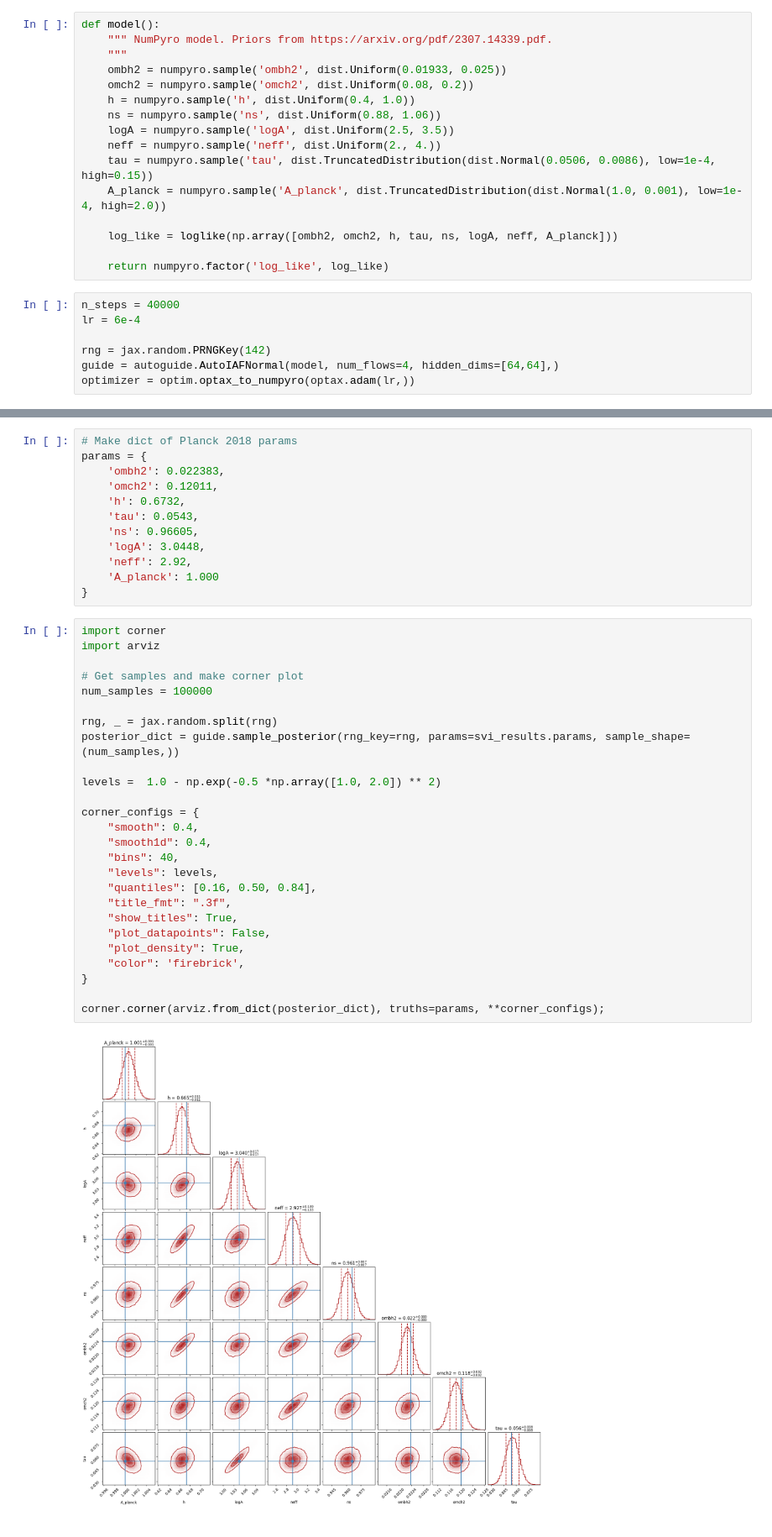
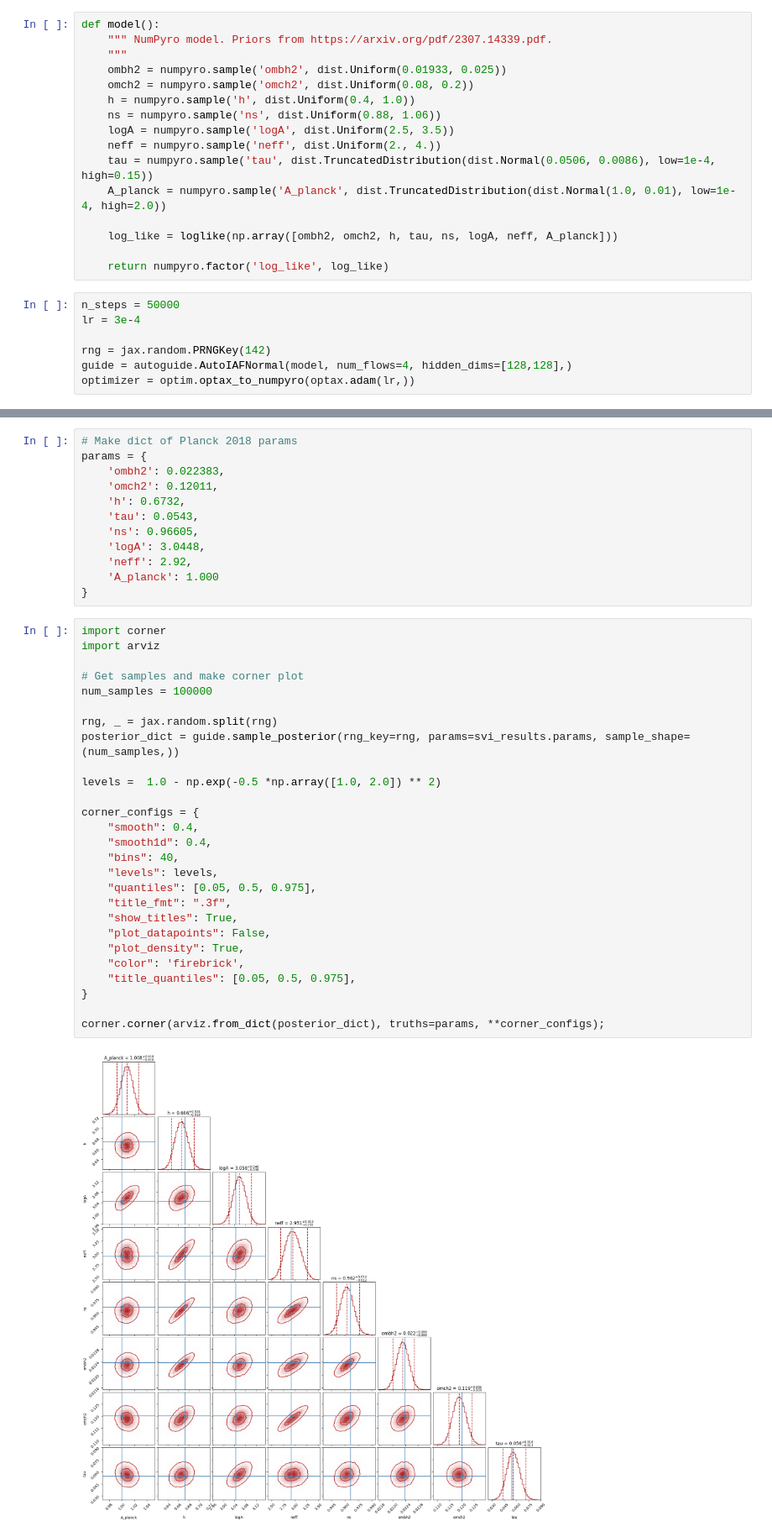
Before and after one commit to smsharma/cmb-differentiable-emu, a Jupyter notebook: notebooks/example.ipynb, the cells around one changed output, grey strips where cells are left out. Shown at 84% size. Cells and saved outputs as stored; diff of their text form.

```diff
--- a/notebooks/example.ipynb
+++ b/notebooks/example.ipynb
@@ -233,17 +233,17 @@ def model():
     logA = numpyro.sample('logA', dist.Uniform(2.5, 3.5))
     neff = numpyro.sample('neff', dist.Uniform(2., 4.))
     tau = numpyro.sample('tau', dist.TruncatedDistribution(dist.Normal(0.0506, 0.0086), low=1e-4, high=0.15))
-    A_planck = numpyro.sample('A_planck', dist.TruncatedDistribution(dist.Normal(1.0, 0.001), low=1e-4, high=2.0))
+    A_planck = numpyro.sample('A_planck', dist.TruncatedDistribution(dist.Normal(1.0, 0.01), low=1e-4, high=2.0))
 
     log_like = loglike(np.array([ombh2, omch2, h, tau, ns, logA, neff, A_planck]))
 
     return numpyro.factor('log_like', log_like)
 # %%
-n_steps = 40000
-lr = 6e-4
+n_steps = 50000
+lr = 3e-4
 
 rng = jax.random.PRNGKey(142)
-guide = autoguide.AutoIAFNormal(model, num_flows=4, hidden_dims=[64,64],)
+guide = autoguide.AutoIAFNormal(model, num_flows=4, hidden_dims=[128,128],)
 optimizer = optim.optax_to_numpyro(optax.adam(lr,))
 # %%
 svi = SVI(model, guide, optimizer, Trace_ELBO(num_particles=8),)
@@ -263,31 +263,32 @@ params = {
 # %%
 import corner
 import arviz
 
 # Get samples and make corner plot
 num_samples = 100000
 
 rng, _ = jax.random.split(rng)
 posterior_dict = guide.sample_posterior(rng_key=rng, params=svi_results.params, sample_shape=(num_samples,))
 
 levels =  1.0 - np.exp(-0.5 *np.array([1.0, 2.0]) ** 2)
 
 corner_configs = {
     "smooth": 0.4,
     "smooth1d": 0.4,
     "bins": 40,
     "levels": levels,
-    "quantiles": [0.16, 0.50, 0.84],
+    "quantiles": [0.05, 0.5, 0.975],
     "title_fmt": ".3f",
     "show_titles": True,
     "plot_datapoints": False,
     "plot_density": True,
     "color": 'firebrick',
+    "title_quantiles": [0.05, 0.5, 0.975],
 }
 
 corner.corner(arviz.from_dict(posterior_dict), truths=params, **corner_configs);
 # %% [output]
-[figure, old version]
+[figure, new version]
 # %%
 arviz.summary(arviz.from_dict(posterior_dict))
 # %% [output]
```
Also changed, not shown: parts of 5 cells of this notebook.
